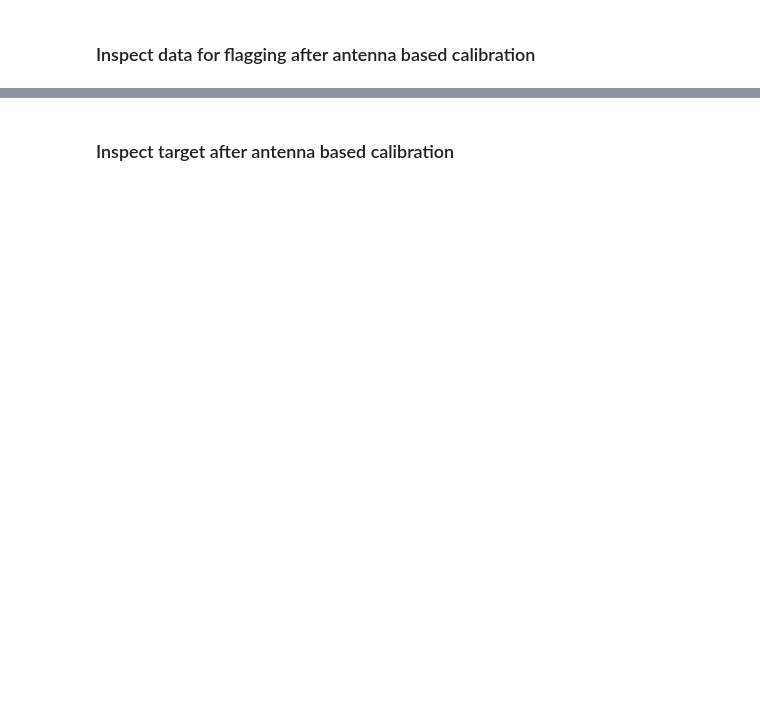
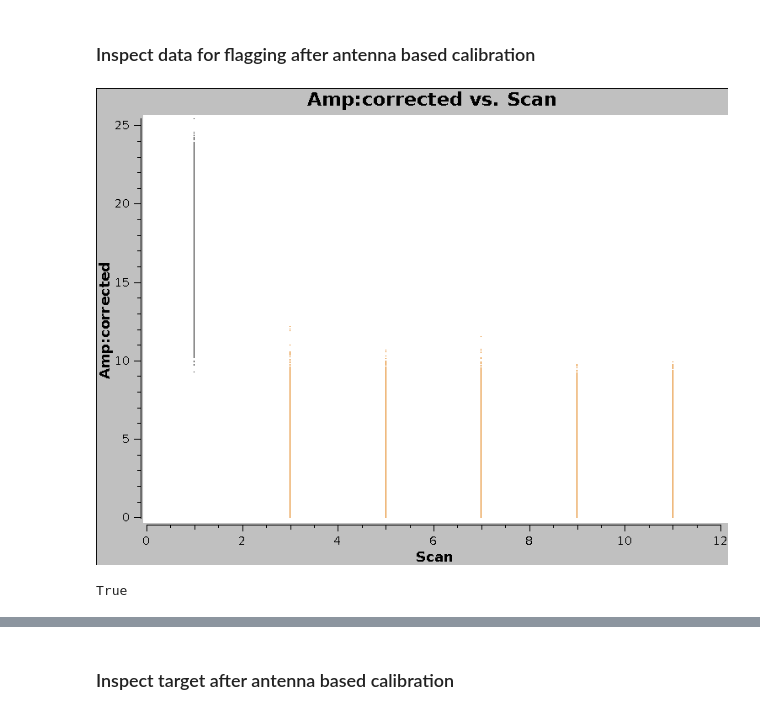
Before and after one commit to ska-sa/MeerKAT-Cookbook, a Jupyter notebook: casa/Verify calibrated data and calibrate target.ipynb, the cells around one changed output, grey strips where cells are left out. Saved outputs shown, nothing was run; the diff lists cells and outputs as text; code cells hidden in the pictures; blank space fills up the shorter version.

```diff
--- a/casa/Verify calibrated data and calibrate target.ipynb
+++ b/casa/Verify calibrated data and calibrate target.ipynb
@@ -116,2 +86,15 @@ plotms(vis=msfile,
 # %% [markdown]
 ### Inspect data for flagging after antenna based calibration
+# %%
+plotms(vis=msfile,
+       xaxis='scan',
+       yaxis='amp',
+       correlation='XX,YY',
+       xdatacolumn='corrected',
+       ydatacolumn='corrected',
+       field=f_cal+','+g_cal,
+       avgscan=False,
+       coloraxis='field')
+# %% [output]
+[figure, added]
+True
```
Also changed, not shown: parts of 24 cells of this notebook.
